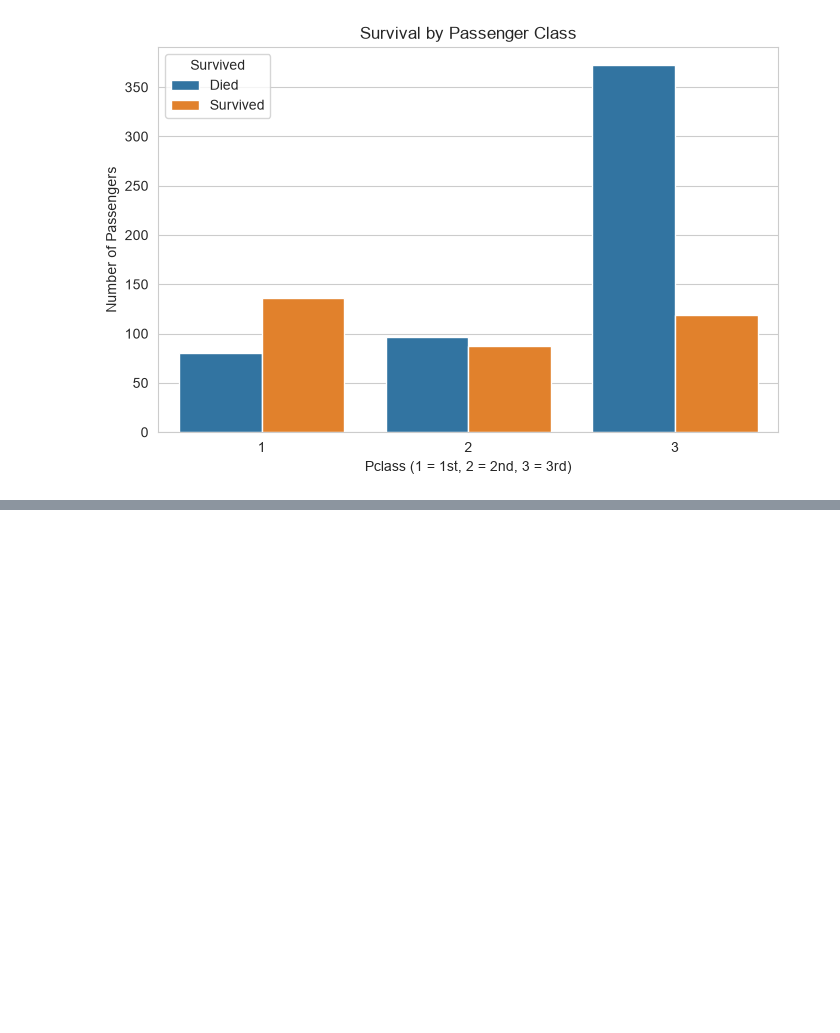
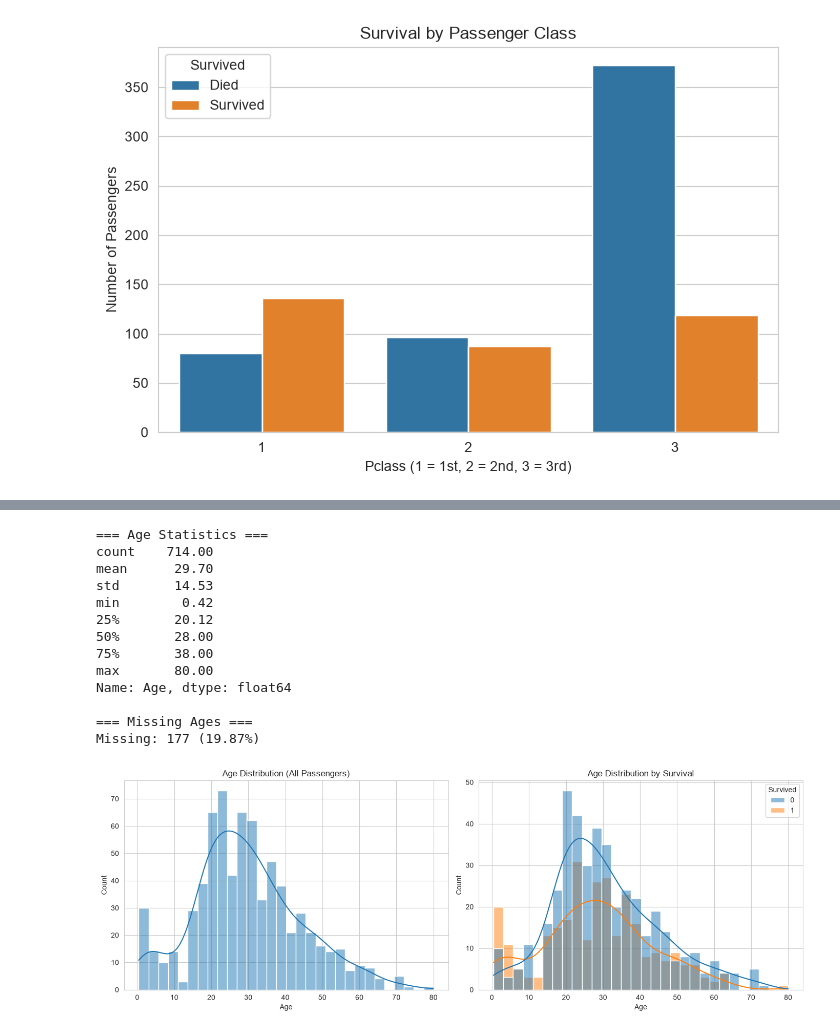
Before and after one commit to Anime631/titanic-ml-project, a Jupyter notebook: notebooks/02_eda_part1.ipynb, the cells around one changed output, grey strips where cells are left out. Cells and saved outputs as stored; diff of their text form; code cells hidden in the pictures; blank space fills up the shorter version.

```diff
--- a/notebooks/02_eda_part1.ipynb
+++ b/notebooks/02_eda_part1.ipynb
@@ -83,0 +102,36 @@ Name: Survived, dtype: float64
+# %%
+
+print("=== Age Statistics ===")
+print(train_df["Age"].describe().round(2))
+
+print("\n=== Missing Ages ===")
+print(f"Missing: {train_df['Age'].isnull().sum()} ({train_df['Age'].isnull().mean()*100:.2f}%)")
+
+# Distribution overall + by survival
+fig, axes = plt.subplots(1, 2, figsize=(14, 5))
+
+sns.histplot(train_df["Age"], bins=30, kde=True, ax=axes[0])
+axes[0].set_title("Age Distribution (All Passengers)")
+axes[0].set_xlabel("Age")
+
+sns.histplot(data=train_df, x="Age", hue="Survived", bins=30, kde=True, ax=axes[1])
+axes[1].set_title("Age Distribution by Survival")
+axes[1].set_xlabel("Age")
+
+plt.tight_layout()
+plt.show()
+# %% [output]
+=== Age Statistics ===
+count    714.00
+mean      29.70
+std       14.53
+min        0.42
+25%       20.12
+50%       28.00
+75%       38.00
+max       80.00
+Name: Age, dtype: float64
+
+=== Missing Ages ===
+Missing: 177 (19.87%)
+[figure, added]
```
Also changed, not shown: parts of 3 cells of this notebook.
